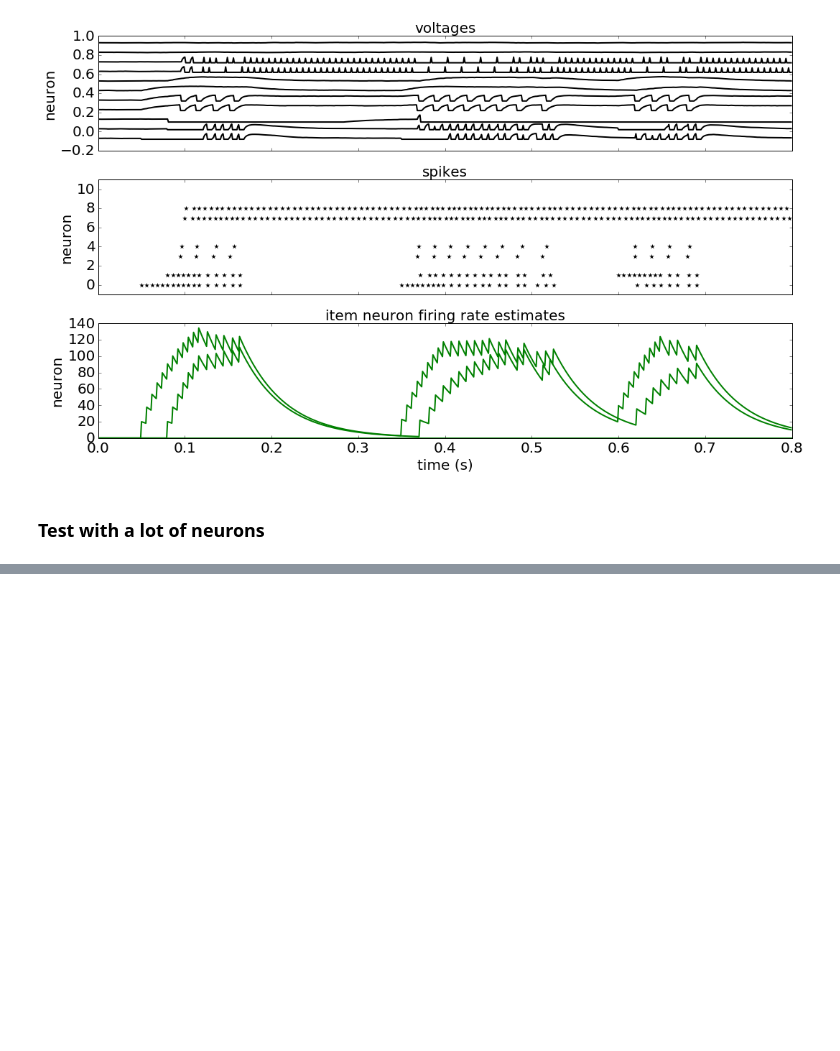
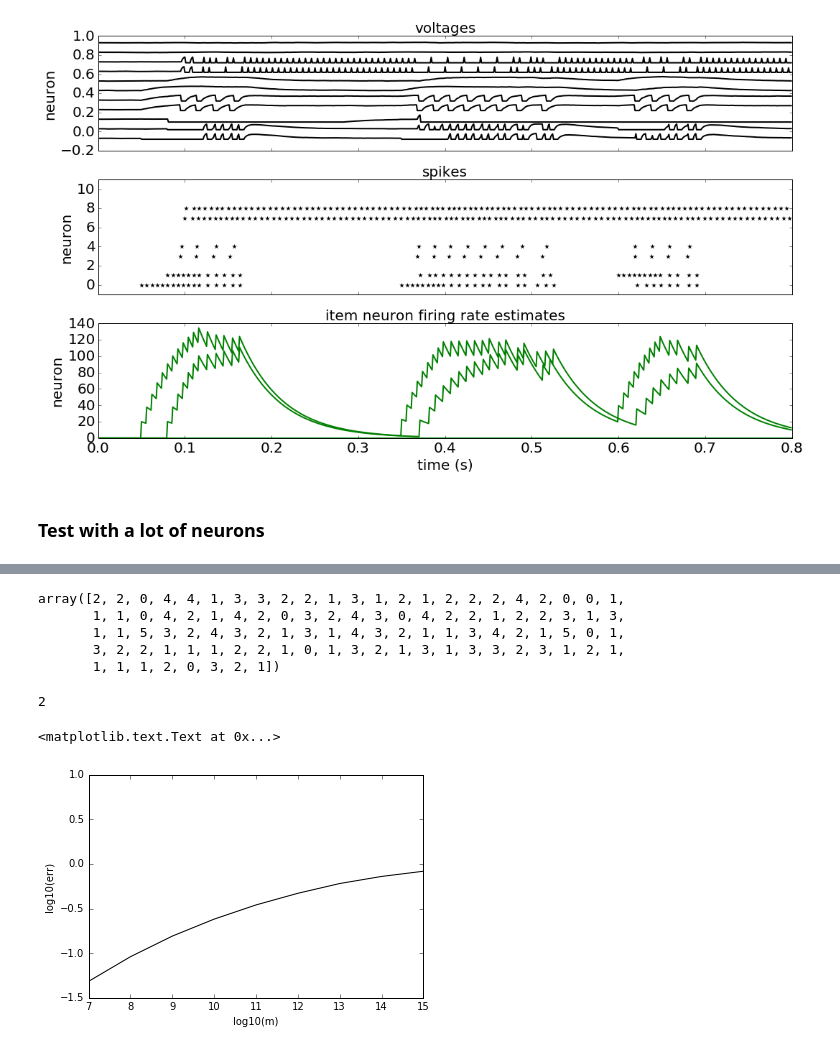
Before and after one commit to rkp8000/associative_properties, a Jupyter notebook: sandbox.ipynb, the cells around one changed output, grey strips where cells are left out. Cells and saved outputs as stored; diff of their text form; code cells hidden in the pictures; blank space fills up the shorter version.

```diff
--- a/sandbox.ipynb
+++ b/sandbox.ipynb
@@ -544,0 +629,39 @@ for ax in axs:
+# %%
+import numpy as np
+
+np.random.binomial(6, .3, (100,))
+# %% [output]
+array([2, 2, 0, 4, 4, 1, 3, 3, 2, 2, 1, 3, 1, 2, 1, 2, 2, 2, 4, 2, 0, 0, 1,
+       1, 1, 0, 4, 2, 1, 4, 2, 0, 3, 2, 4, 3, 0, 4, 2, 2, 1, 2, 2, 3, 1, 3,
+       1, 1, 5, 3, 2, 4, 3, 2, 1, 3, 1, 4, 3, 2, 1, 1, 3, 4, 2, 1, 5, 0, 1,
+       3, 2, 2, 1, 1, 1, 2, 2, 1, 0, 1, 3, 2, 1, 3, 1, 3, 3, 2, 3, 1, 2, 1,
+       1, 1, 1, 2, 0, 3, 2, 1])
+# %%
+range(4).pop(2)
+# %% [output]
+2
+# %%
+%matplotlib inline
+import matplotlib.pyplot as plt
+import numpy as np
+
+from network_analysis import recall_error_upper_bound_vs_item_number
+
+ms = np.array([1e7, 1e8, 1e9, 1e10, 1e11, 1e12, 1e13, 1e14, 1e15])
+n = 1000
+q = 0.2
+l = 3
+n_samples_mc = 500
+
+errs = recall_error_upper_bound_vs_item_number(ms=ms, n=n, q=q, l=l, n_samples_mc=n_samples_mc)
+
+fig, ax = plt.subplots(1, 1)
+
+ax.plot(np.log10(ms), np.log10(errs), color='k')
+
+ax.axhline(0.999, color='red')
+ax.set_xlabel('log10(m)')
+ax.set_ylabel('log10(err)')
+# %% [output]
+<matplotlib.text.Text at 0x...>
+[figure, added]
```
Also changed, not shown: parts of 29 cells of this notebook, 3 other files.
